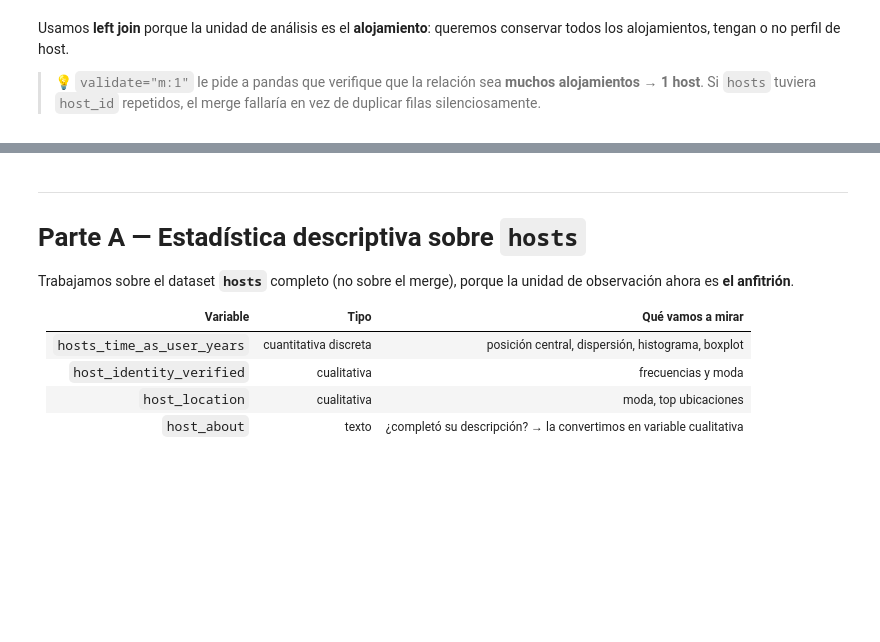
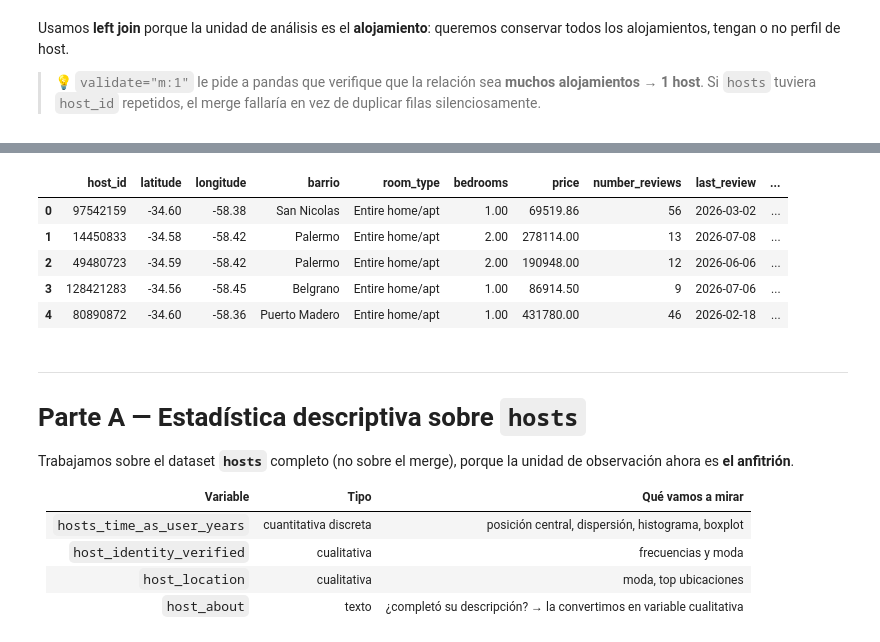
Before and after one commit to UADE-Python-Data-Science/583433_repo_oficial, a Jupyter notebook: Unidad_5/U5_NB3_actividad_integradora_airbnb.ipynb, the cells around one changed output, grey strips where cells are left out. Cells and saved outputs as stored; diff of their text form; code cells hidden in the pictures; blank space fills up the shorter version.

```diff
--- a/Unidad_5/U5_NB3_actividad_integradora_airbnb.ipynb
+++ b/Unidad_5/U5_NB3_actividad_integradora_airbnb.ipynb
@@ -123,3 +197,12 @@ merge.groupby("host_id").size().sort_values(ascending=False).head()
+# %%
+merge.head()
+# %% [output]
+|  | host_id | latitude | longitude | barrio | room_type | bedrooms | price | number_reviews | last_review | ... |
+| 0 | 97542159 | -34.60 | -58.38 | San Nicolas | Entire home/apt | 1.00 | 69519.86 | 56 | 2026-03-02 | ... |
+| 1 | 14450833 | -34.58 | -58.42 | Palermo | Entire home/apt | 2.00 | 278114.00 | 13 | 2026-07-08 | ... |
+| 2 | 49480723 | -34.59 | -58.42 | Palermo | Entire home/apt | 2.00 | 190948.00 | 12 | 2026-06-06 | ... |
+| 3 | 128421283 | -34.56 | -58.45 | Belgrano | Entire home/apt | 1.00 | 86914.50 | 9 | 2026-07-06 | ... |
+| 4 | 80890872 | -34.60 | -58.36 | Puerto Madero | Entire home/apt | 1.00 | 431780.00 | 46 | 2026-02-18 | ... |
 # %% [markdown]
 ---
 # Parte A — Estadística descriptiva sobre `hosts`
```
Also changed, not shown: parts of 11 cells of this notebook, 3 other files.
